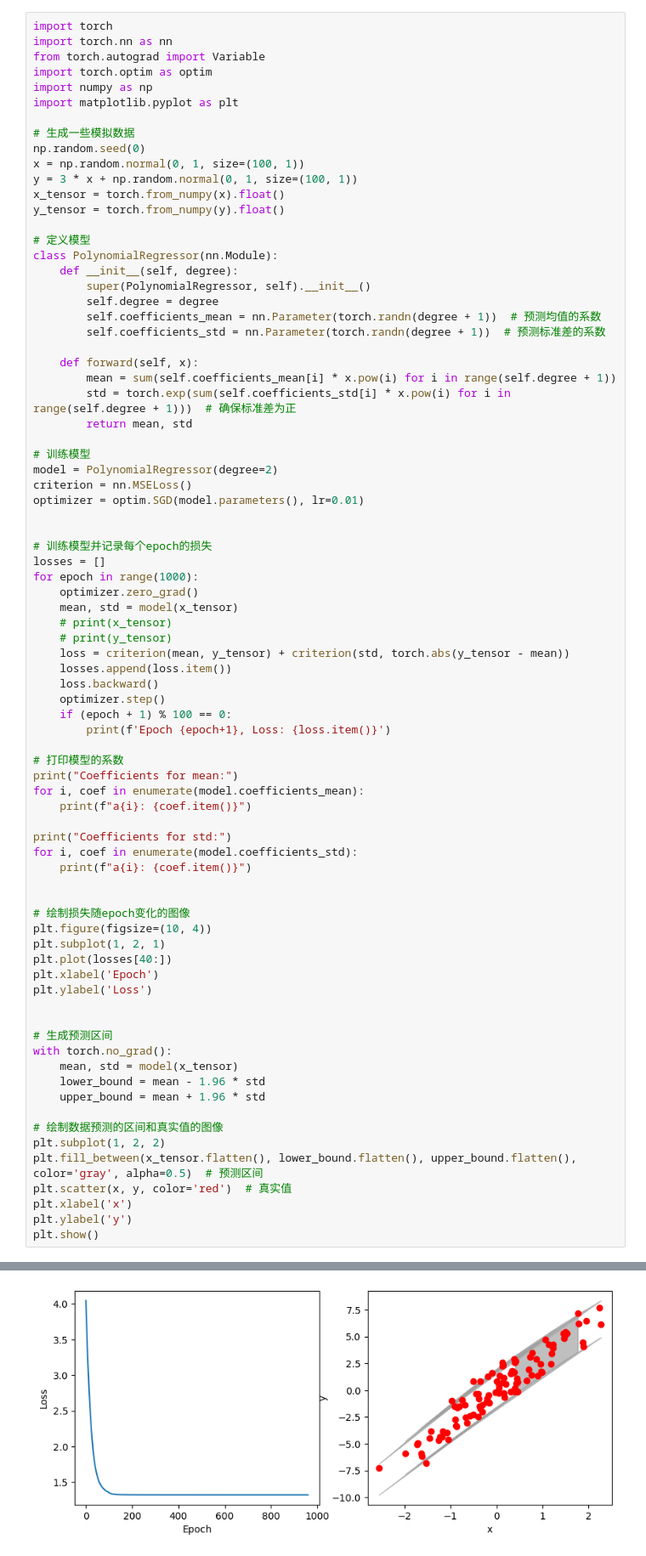
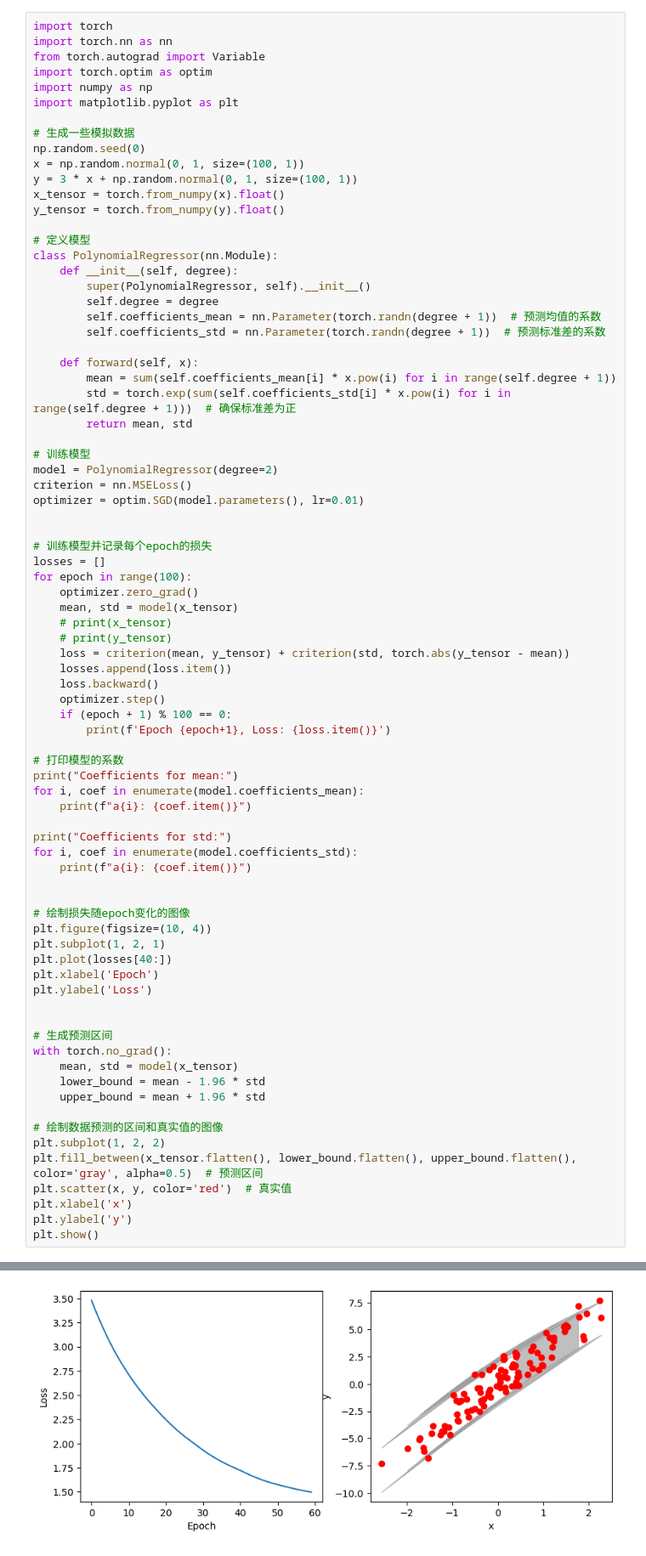
Before and after one commit to mcxiaoxiao/T-MPC, a Jupyter notebook: polyfit.ipynb, the cells around one changed output, grey strips where cells are left out. Shown at 85% size. Cells and saved outputs as stored; diff of their text form.

```diff
--- a/polyfit.ipynb
+++ b/polyfit.ipynb
@@ -34,7 +34,7 @@ optimizer = optim.SGD(model.parameters(), lr=0.01)
 
 # 训练模型并记录每个epoch的损失
 losses = []
-for epoch in range(1000):
+for epoch in range(100):
     optimizer.zero_grad()
     mean, std = model(x_tensor)
     # print(x_tensor)
@@ -99,4 +90,4 @@ a2: -0.019219717010855675
-[figure, old version]
+[figure, new version]
 # %%
 import torch
 import torch.nn as nn
```
Also changed, not shown: parts of 4 cells of this notebook, 22 other files.
